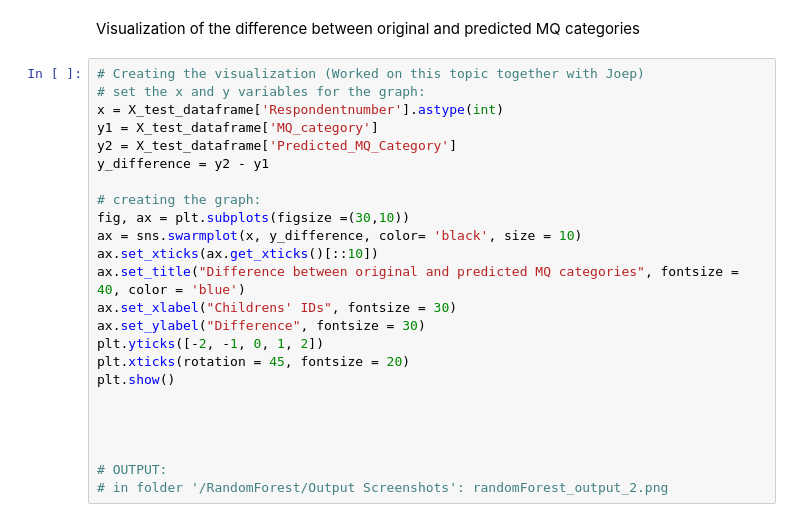
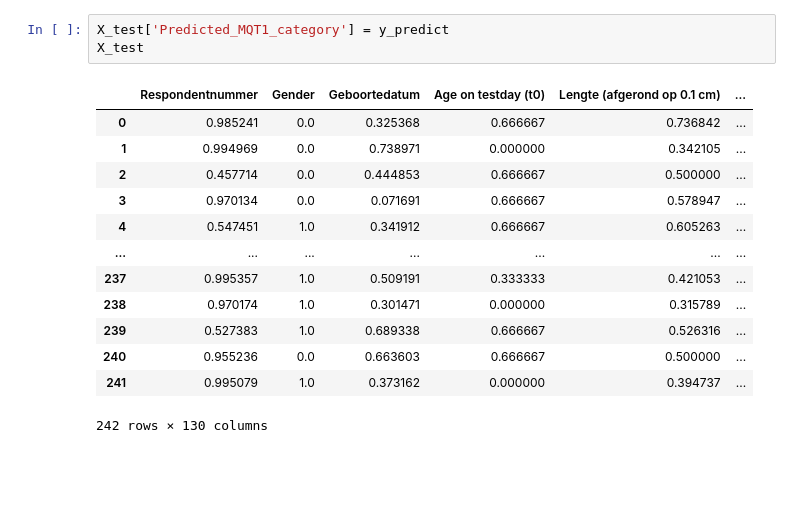
Before and after one commit to yuliyalitvin/Applied-Data-Science---Personal-Portfolio, a Jupyter notebook: Predictive Models/RandomForest/RandomForest.ipynb, the cells around one changed output. Cells and saved outputs as stored; diff of their text form; blank space fills up the shorter version.

```diff
--- a/Predictive Models/RandomForest/RandomForest.ipynb
+++ b/Predictive Models/RandomForest/RandomForest.ipynb
@@ -194,26 +146,17 @@ plt.show()
-# %% [markdown]
-Visualization of the difference between original and predicted MQ categories
-# %%
-# Creating the visualization (Worked on this topic together with Joep)
-# set the x and y variables for the graph:
-x = X_test_dataframe['Respondentnumber'].astype(int)
-y1 = X_test_dataframe['MQ_category']
-y2 = X_test_dataframe['Predicted_MQ_Category']
-y_difference = y2 - y1
-
-# creating the graph:
-fig, ax = plt.subplots(figsize =(30,10))
-ax = sns.swarmplot(x, y_difference, color= 'black', size = 10)
-ax.set_xticks(ax.get_xticks()[::10])
-ax.set_title("Difference between original and predicted MQ categories", fontsize = 40, color = 'blue')
-ax.set_xlabel("Childrens' IDs", fontsize = 30)
-ax.set_ylabel("Difference", fontsize = 30)
-plt.yticks([-2, -1, 0, 1, 2])
-plt.xticks(rotation = 45, fontsize = 20)
-plt.show()
-
-
-
-
-# OUTPUT:
-# in folder '/RandomForest/Output Screenshots': randomForest_output_2.png
+# %%
+X_test['Predicted_MQT1_category'] = y_predict
+X_test
+# %% [output]
+|  | Respondentnummer | Gender | Geboortedatum | Age on testday (t0) | Lengte (afgerond op 0.1 cm) | ... |
+| 0 | 0.985241 | 0.0 | 0.325368 | 0.666667 | 0.736842 | ... |
+| 1 | 0.994969 | 0.0 | 0.738971 | 0.000000 | 0.342105 | ... |
+| 2 | 0.457714 | 0.0 | 0.444853 | 0.666667 | 0.500000 | ... |
+| 3 | 0.970134 | 0.0 | 0.071691 | 0.666667 | 0.578947 | ... |
+| 4 | 0.547451 | 1.0 | 0.341912 | 0.666667 | 0.605263 | ... |
+| ... | ... | ... | ... | ... | ... | ... |
+| 237 | 0.995357 | 1.0 | 0.509191 | 0.333333 | 0.421053 | ... |
+| 238 | 0.970174 | 1.0 | 0.301471 | 0.000000 | 0.315789 | ... |
+| 239 | 0.527383 | 1.0 | 0.689338 | 0.666667 | 0.526316 | ... |
+| 240 | 0.955236 | 0.0 | 0.663603 | 0.666667 | 0.500000 | ... |
+| 241 | 0.995079 | 1.0 | 0.373162 | 0.000000 | 0.394737 | ... |
+242 rows × 130 columns
```
Also changed, not shown: parts of 22 cells of this notebook, 3 other files.
